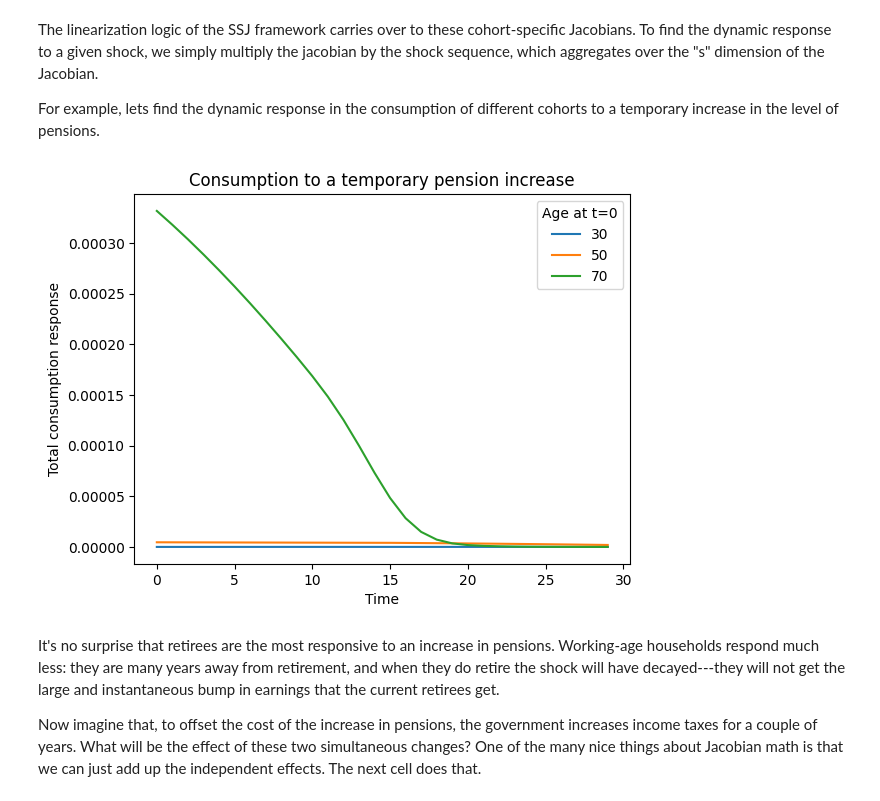
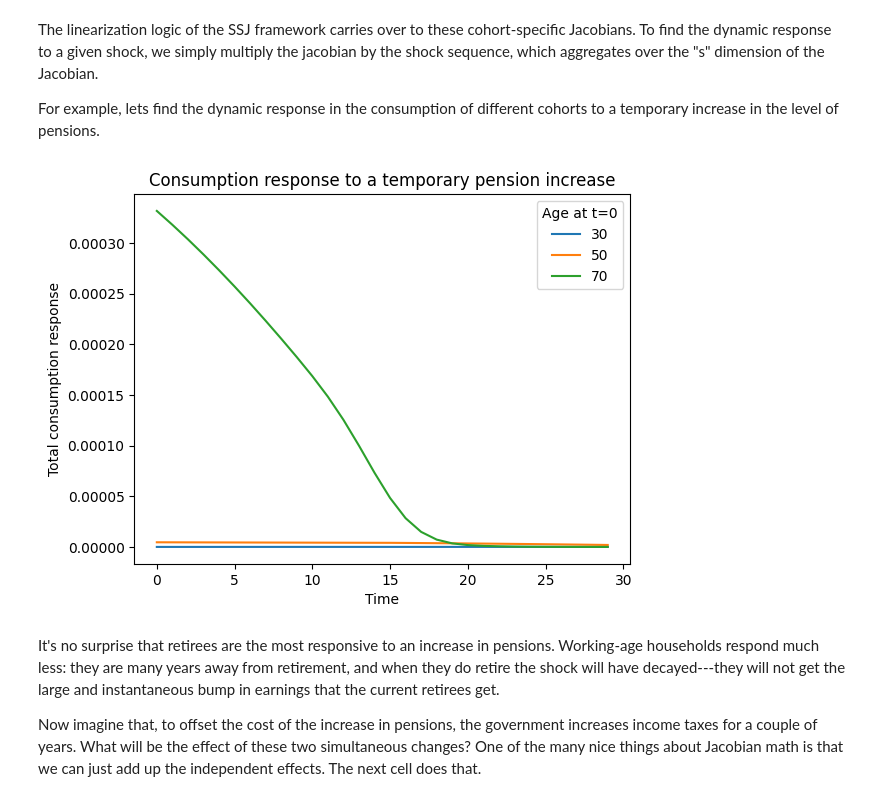
Before and after one commit to Mv77/LC-SSJ_public, a Jupyter notebook: demo.ipynb, the cells around one changed output. Saved outputs shown, nothing was run; the diff lists cells and outputs as text; code cells hidden in the pictures.

```diff
--- a/demo.ipynb
+++ b/demo.ipynb
@@ -335,24 +312,24 @@ For example, lets find the dynamic response in the consumption of different coho
 # %%
 # Create the pension shock. Assume a 10% bump that declines by 20% per year.
 pension_shock = 0.10 * (0.8 ** np.arange(T))
 
 # Find the consumption response
 coh_c_pension_resp = np.dot(coh_jacs['pension_mult']['c'], pension_shock)
 
 # Now we plot the response of differenc cohorts
 ages = [30,50,70]
 t_max_plot = 30
 plt.figure()
 for a in ages:
     plt.plot(coh_c_pension_resp[a - age_vec[0], :t_max_plot], label=str(a))
 
 plt.xlabel("Time")
 plt.ylabel("Total consumption response")
 plt.legend(title="Age at t=0")
-plt.title("Consumption to a temporary pension increase")
+plt.title("Consumption response to a temporary pension increase")
 plt.show()
 # %% [output]
-[figure, old version]
+[figure, new version]
 # %% [markdown]
 It's no surprise that retirees are the most responsive to an increase in pensions. Working-age households respond much less: they are many years away from retirement, and when they do retire the shock will have decayed---they will not get the large and instantaneous bump in earnings that the current retirees get.
 
```
Also changed, not shown: parts of 2 cells of this notebook, 1 other file.
